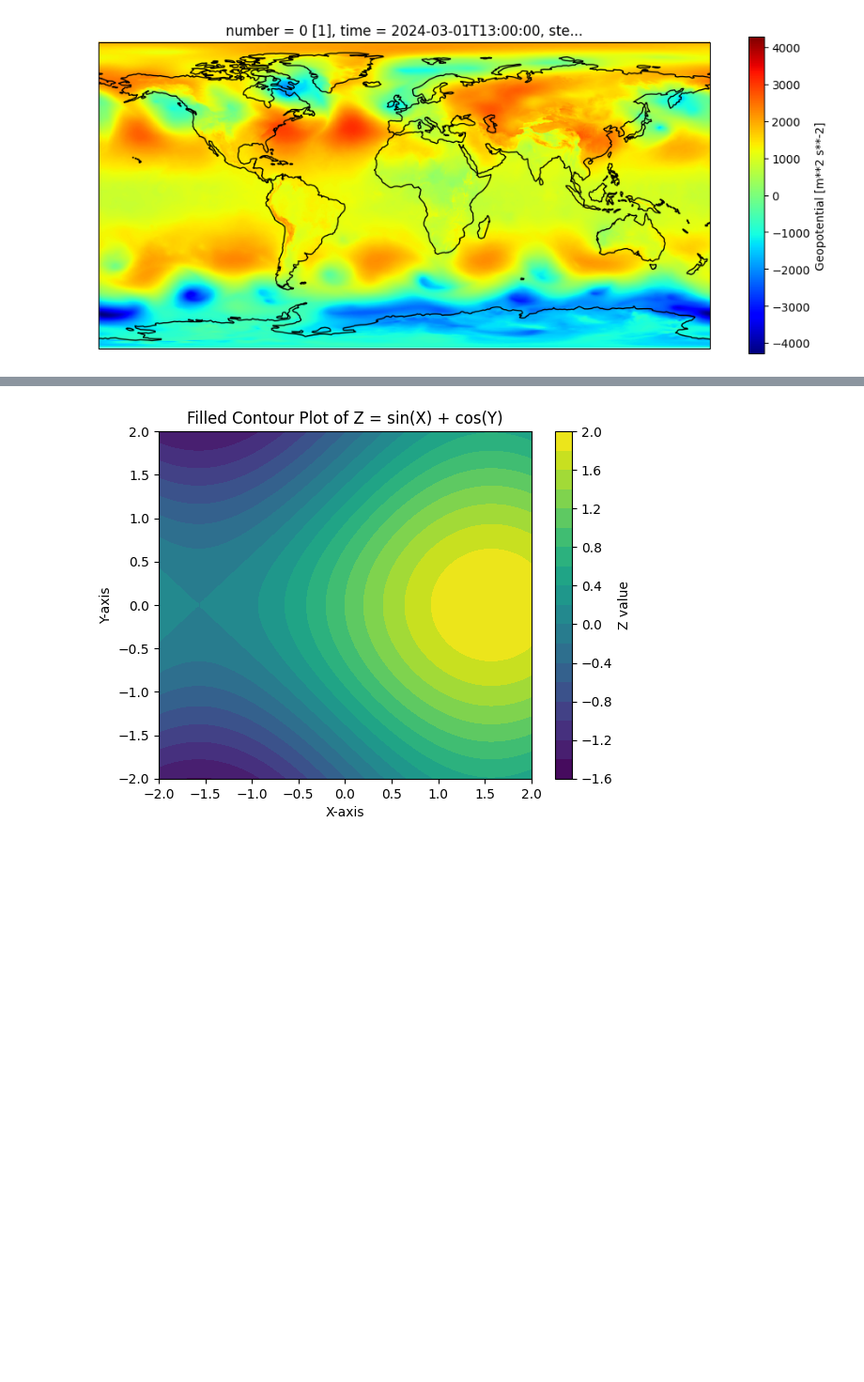
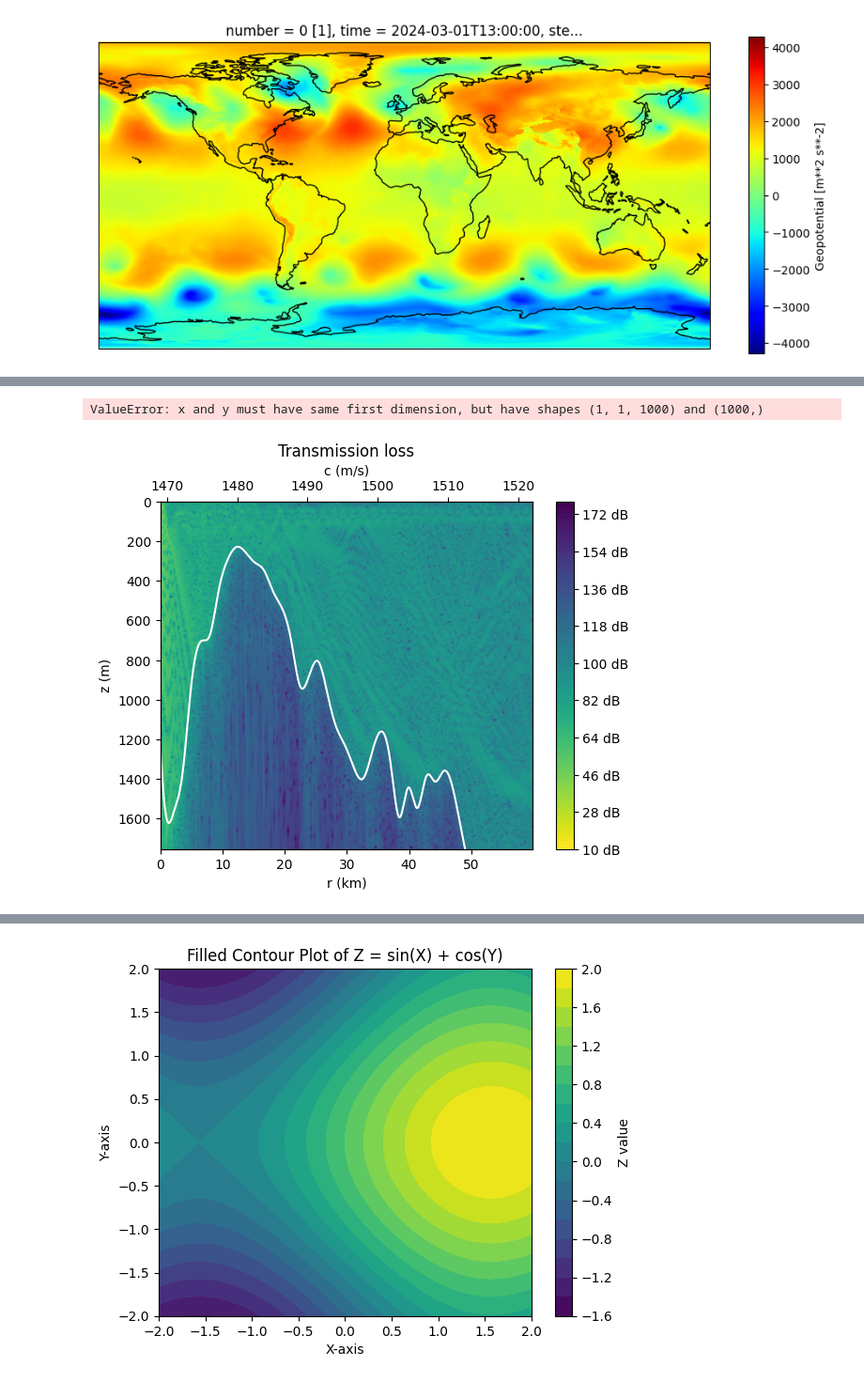
Before and after one commit to jacobthompson101/novascotia-wind-grid, a Jupyter notebook: notebook/kadlu.ipynb, the cells around one changed output, grey strips where cells are left out. Shown at 94% size. Saved outputs shown, nothing was run; the diff lists cells and outputs as text; code cells hidden in the pictures; blank space fills up the shorter version.

Commit message:
Got sound tranmission example working over Gully, neat!

```diff
--- a/notebook/kadlu.ipynb
+++ b/notebook/kadlu.ipynb
@@ -408,8 +410,8 @@ plot2D(var='bathymetry', source='gebco', **bounds)
 # %%
 # data sources
-data_sources = dict(load_bathymetry='gebco',
-                    load_wind_uv='era5',
-                    load_waveheight='era5',
-                    load_wavedirection='era5')
+#data_sources = dict(load_bathymetry='gebco',
+#                    load_wind_uv='era5',
+#                    load_waveheight='era5',
+#                    load_wavedirection='era5')
 # initialize Ocean instance
-gullywind = kadlu.Ocean(**bounds, **data_sources)
+#gullywind = kadlu.Ocean(**bounds, **data_sources)
@@ -437,2 +418,4 @@ Finished loading wind_uv
 # %%
-plot2D(var='waveheight', source='era5', plot_wind='era5', **bounds)
+#plot2D(var='waveheight', source='era5', plot_wind='era5', **bounds)
+# specify bottom acoustic properties
+seafloor = {'sound_speed':1700,'density':1.5,'attenuation':0.5}
@@ -440,0 +422,3 @@ plot2D(var='waveheight', source='era5', plot_wind='era5', **bounds)
+# %%
+#sound_source = {'freq': 200, 'lat': 43.9, 'lon': -59.2, 'source_depth': 12}
+sound_source = {'freq': 200, 'lat': 43.9, 'lon': -58.99, 'source_depth': 50}
@@ -440,0 +427,10 @@ plot2D(var='waveheight', source='era5', plot_wind='era5', **bounds)
+# %%
+# initialize transmission loss object
+transm_loss = transmission_loss(seafloor=seafloor,
+                                propagation_range=60,
+                                **sound_source,
+                                **bounds,
+                                **data_sources)
+
+# calculate transmission loss (be patient, this may take a while ...)
+_ = transm_loss.calc(rec_depth=[0.1, 30], vertical=True, nz_max=1000)
@@ -440,0 +455,6 @@ plot2D(var='waveheight', source='era5', plot_wind='era5', **bounds)
+# %%
+#transmission loss with bathy and ssp superimposed
+fig = transm_loss.plot_vert(angle=0, max_depth=1770, show_ssp=True)
+# %% [output]
+ValueError: x and y must have same first dimension, but have shapes (1, 1, 1000) and (1000,)
+[figure, added]
```
Also changed, not shown: parts of 24 cells of this notebook.
